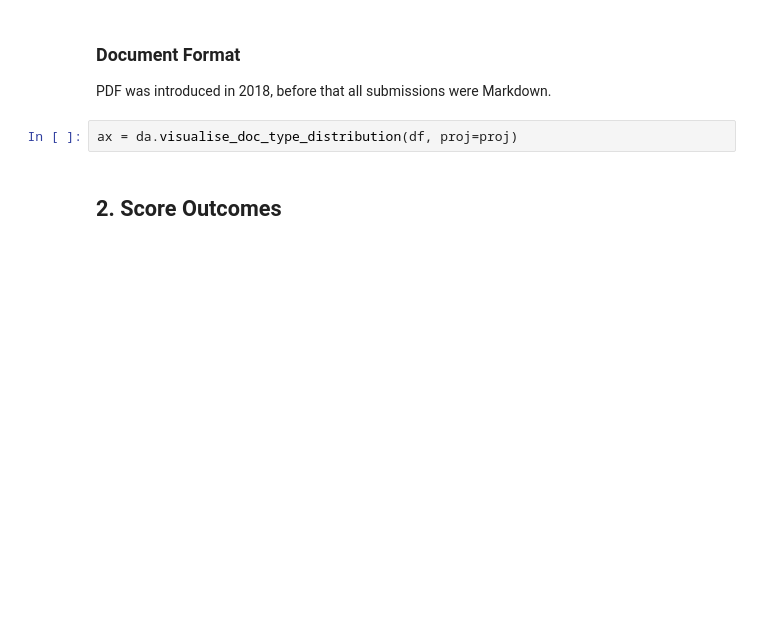
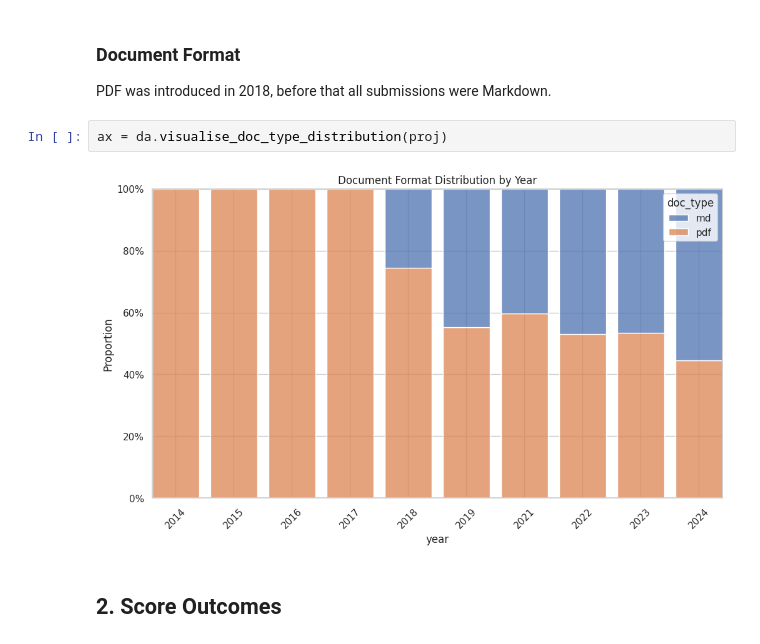
Before and after one commit to csirikk/doc-grader, a Jupyter notebook: notebooks/ipp_doc_data_analysis.ipynb, the cells around one changed output. Drawn from its saved outputs; the diff is of its cells as text; blank space fills up the shorter version.

```diff
--- a/notebooks/ipp_doc_data_analysis.ipynb
+++ b/notebooks/ipp_doc_data_analysis.ipynb
@@ -32,7 +52,9 @@ ax = da.visualise_task_variant_distribution(df, proj=proj)
 
 PDF was introduced in 2018, before that all submissions were Markdown.
 # %%
-ax = da.visualise_doc_type_distribution(df, proj=proj)
+ax = da.visualise_doc_type_distribution(proj)
+# %% [output]
+[figure, added]
 # %% [markdown]
 ## 2. Score Outcomes
 # %% [markdown]
```
Also changed, not shown: parts of 26 cells of this notebook, 2 other files.
